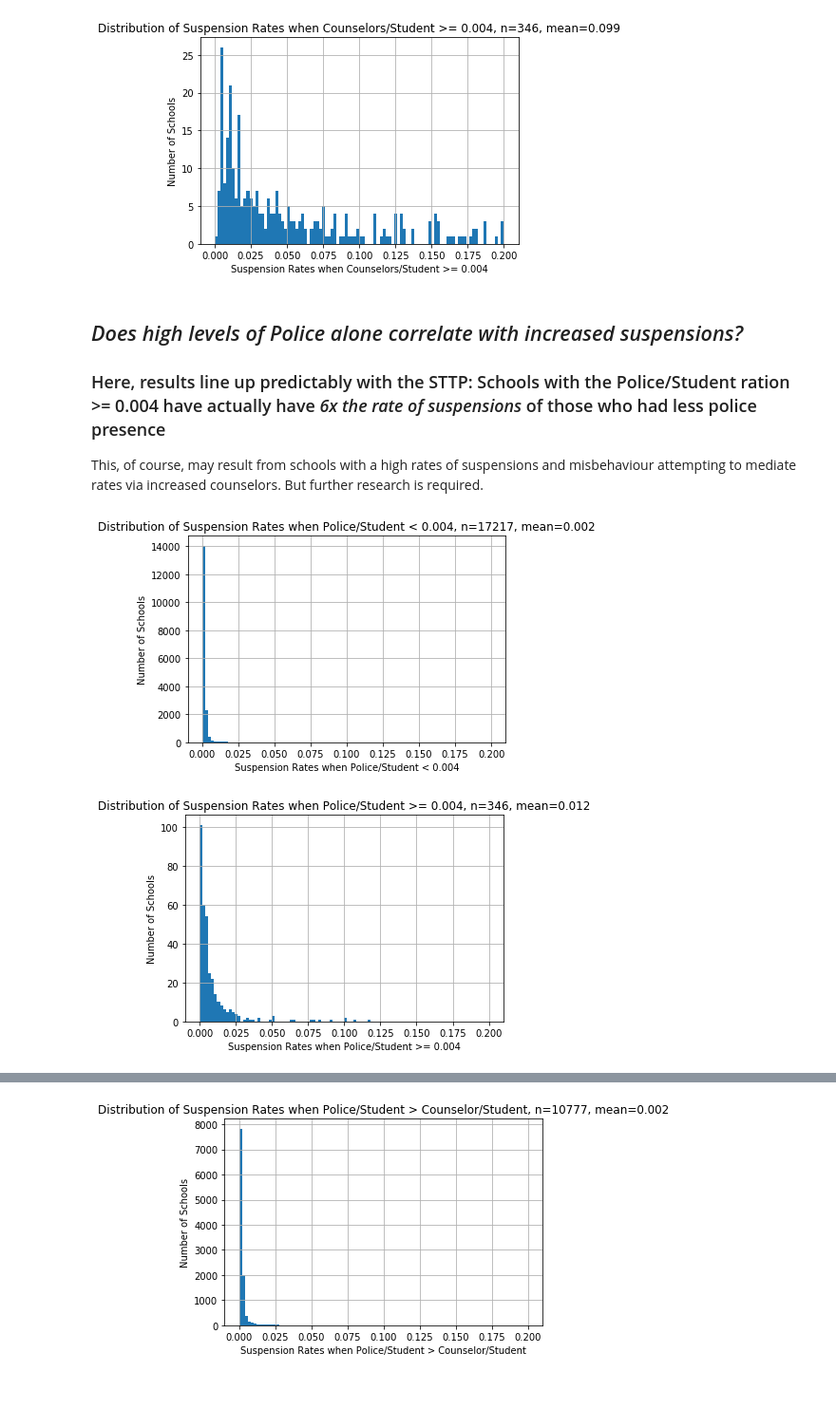
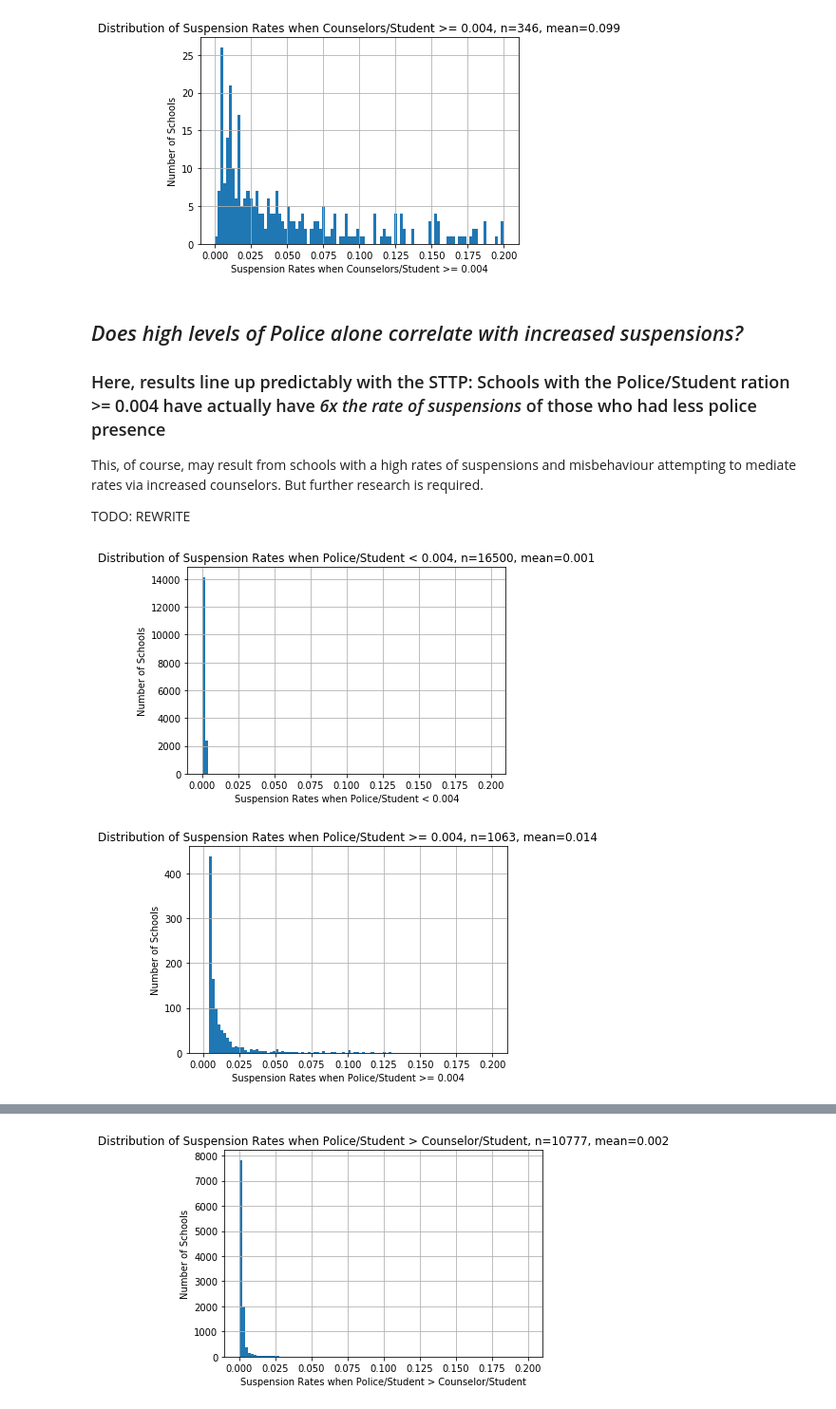
Before and after one commit to davidnmora/school-to-prison-pipeline, a Jupyter notebook: School to Prison Pipeline analysis and vis.ipynb, the cells around one changed output, grey strips where cells are left out. Shown at 95% size. Saved outputs shown, nothing was run; the diff lists cells and outputs as text; code cells hidden in the pictures.

```diff
--- a/School to Prison Pipeline analysis and vis.ipynb
+++ b/School to Prison Pipeline analysis and vis.ipynb
@@ -407,16 +412,18 @@ plot_hist(sufficient_counselors, SUSPENSIONS, label=f'Suspension Rates when Coun
 ### Here, results line up predictably with the STTP: Schools with the Police/Student ration >= 0.004 have actually have *6x the rate of suspensions* of those who had less police presence
 
 This, of course, may result from schools with a high rates of suspensions and misbehaviour attempting to mediate rates via increased counselors. But further research is required.
+
+TODO: REWRITE
 # %%
 
-low_police = staff_to_students_df[staff_to_students_df[COUNSELORS] < 0.004]
+low_police = staff_to_students_df[staff_to_students_df[POLICE] < 0.004]
 plot_hist(low_police, POLICE, label=f'Suspension Rates when Police/Student < 0.004', x_range=[0, 0.2])
 
-high_police = staff_to_students_df[staff_to_students_df[COUNSELORS] >= 0.004]
+high_police = staff_to_students_df[staff_to_students_df[POLICE] >= 0.004]
 plot_hist(high_police, POLICE, label=f'Suspension Rates when Police/Student >= 0.004', x_range=[0, 0.2])
 # %% [output]
-[figure, old version]
+[figure, new version]
-[figure, old version]
+[figure, new version]
 # %% [markdown]
 ## Q:*What's the correlation with having more Police than Counselors?*
 ## A: A 2x increase in suspensions: from 0.001 to 0.002
```
Also changed, not shown: parts of 8 cells of this notebook.
